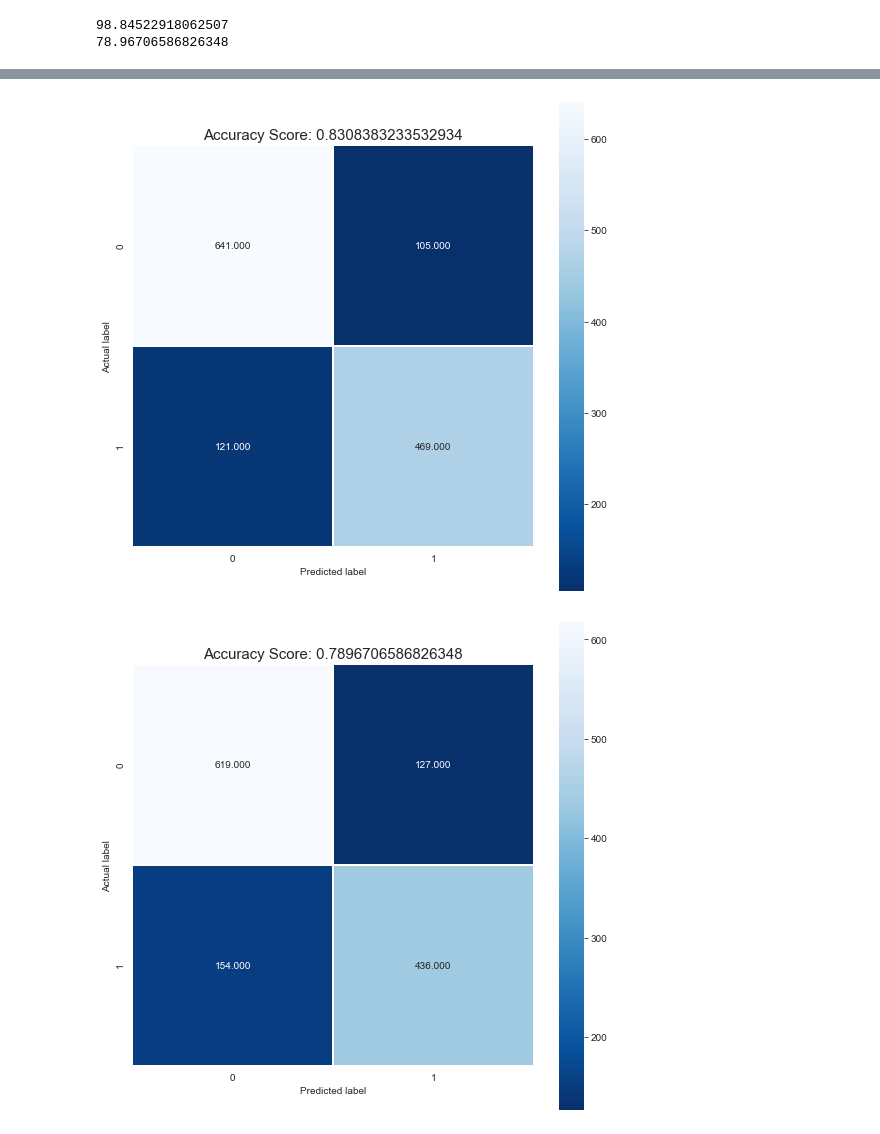
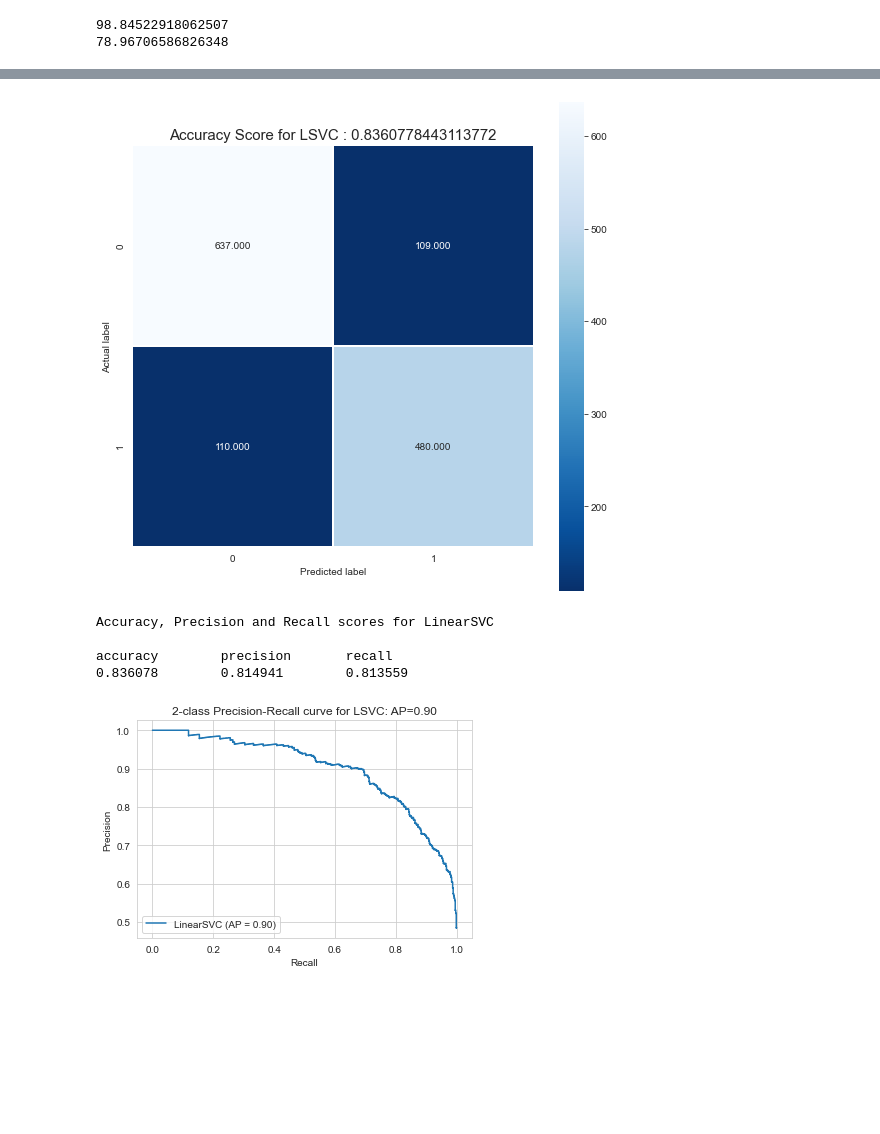
Before and after one commit to ishansharma13/sarcasm-detection-analysis-of-conventional-ML-classifiers-vs-neural-networks, a Jupyter notebook: sarcasm_detection.ipynb, the cells around one changed output, grey strips where cells are left out. Cells and saved outputs as stored; diff of their text form; code cells hidden in the pictures; blank space fills up the shorter version.

```diff
--- a/sarcasm_detection.ipynb
+++ b/sarcasm_detection.ipynb
@@ -89,12 +91,12 @@ dtype: bool
 def remove_special_symbols(data):
     data['headline'] = data['headline'].apply(lambda s : re.sub('[^a-zA-Z]', ' ', s))
     return data
-def confusion_matrix(val,score):
+def confusion_matrix(val,score,model):
     plt.figure(figsize=(9,9))
     sns.heatmap(val, annot=True, fmt=".3f", linewidths=.5, square = True, cmap = 'Blues_r');
     plt.ylabel('Actual label');
     plt.xlabel('Predicted label');
-    all_sample_title = 'Accuracy Score: {0}'.format(score)
+    all_sample_title = 'Accuracy Score for ' + model.upper() +' : {0}'.format(score)
     plt.title(all_sample_title, size = 15)
     plt.show()
 # %%
@@ -312,10 +321,20 @@ confusion_matrix(gnb_cm,gnb_score)
-# %%
-#Logistic Regression
-confusion_matrix(lr_cm,lr_score)
-# %% [output]
-[figure, removed]
-# %%
-#Random Forest Classifier
-confusion_matrix(rfc_cm,rfc_score)
-# %% [output]
-[figure, removed]
+# %%
+#LinearSVC
+confusion_matrix(lsvc_cm,lsvc_score,'lsvc')
+average_precision_lsvc = average_precision_score(labels_test, lsvc.decision_function(features_test))
+disp1 = plot_precision_recall_curve(lsvc, features_test, labels_test)
+
+disp1.ax_.set_title('2-class Precision-Recall curve for LSVC: '
+                   'AP={0:0.2f}'.format(average_precision_lsvc))
+
+lsvc_accuracy, lsvc_precision, lsvc_recall = accuracy_score(labels_test, lsvc_predictions), precision_score(labels_test, lsvc_predictions), recall_score(labels_test, lsvc_predictions)
+print("Accuracy, Precision and Recall scores for LinearSVC\n")
+print('accuracy', 'precision', 'recall', sep='\t')
+print('{:.6f}\t{:.6f}\t{:.6f}\n'.format(lsvc_accuracy, lsvc_precision, lsvc_recall))
+# %% [output]
+[figure, added]
+Accuracy, Precision and Recall scores for LinearSVC
+
+accuracy        precision       recall
+0.836078        0.814941        0.813559
+[figure, added]
```
Also changed, not shown: parts of 15 cells of this notebook.
